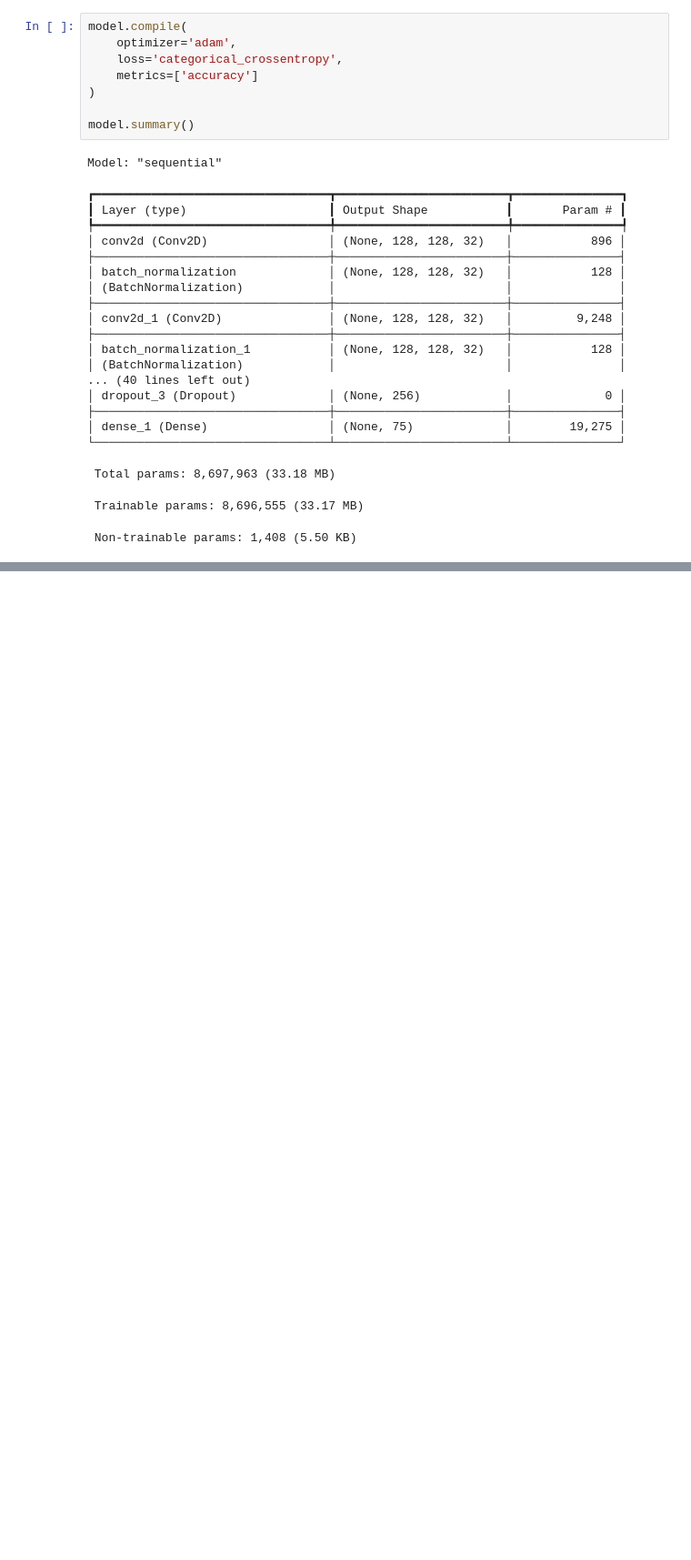
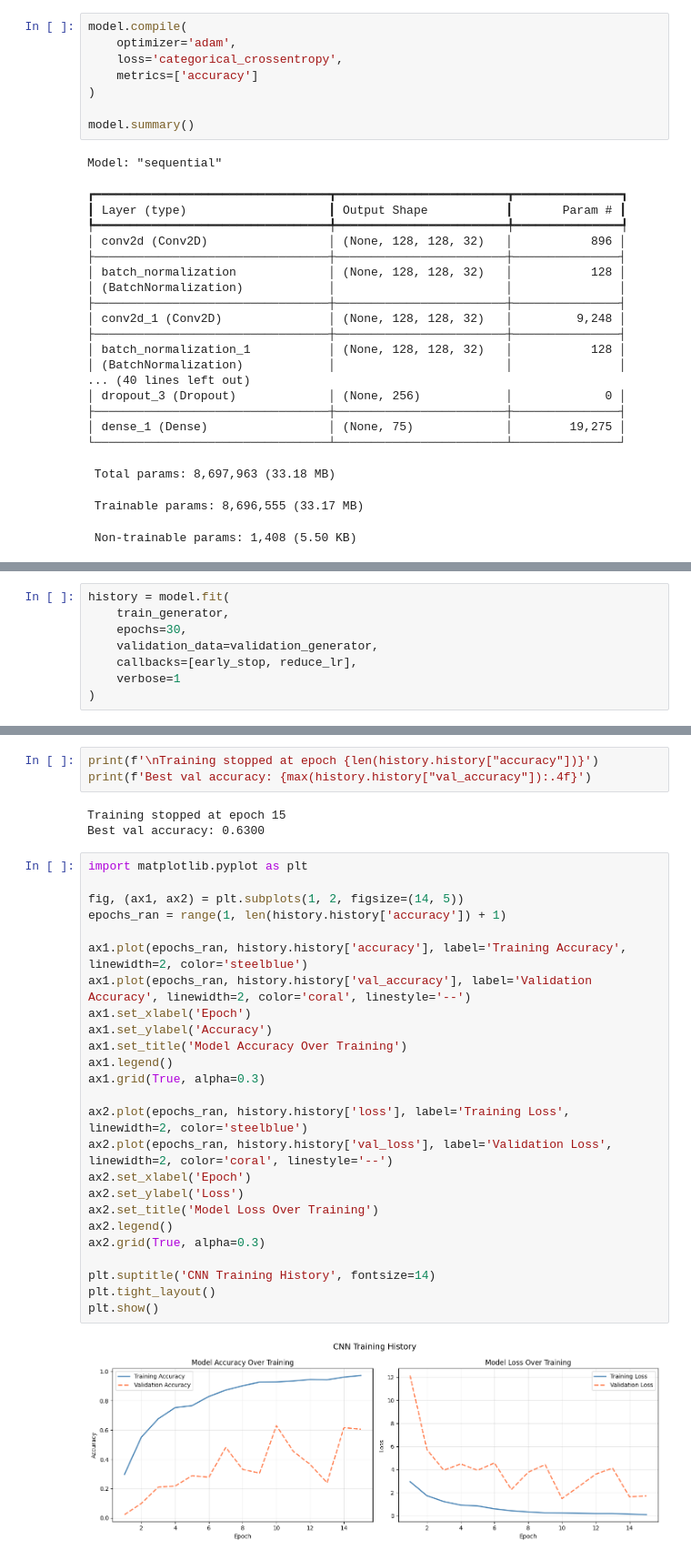
Before and after one commit to ChanikaKavindi/Identifying-Ayurvedic-Leaves-Classifier-, a Jupyter notebook: Implementation_01.ipynb, the cells around one changed output, grey strips where cells are left out. Shown at 91% size. Drawn from its saved outputs; the diff is of its cells as text; blank space fills up the shorter version.

Commit message:
Model Training

```diff
--- a/Implementation_01.ipynb
+++ b/Implementation_01.ipynb
@@ -439,0 +456,8 @@ Model: "sequential"
+# %%
+history = model.fit(
+    train_generator,
+    epochs=30,
+    validation_data=validation_generator,
+    callbacks=[early_stop, reduce_lr],
+    verbose=1
+)
@@ -439,0 +482,33 @@ Model: "sequential"
+# %%
+print(f'\nTraining stopped at epoch {len(history.history["accuracy"])}')
+print(f'Best val accuracy: {max(history.history["val_accuracy"]):.4f}')
+# %% [output]
+Training stopped at epoch 15
+Best val accuracy: 0.6300
+# %%
+import matplotlib.pyplot as plt
+
+fig, (ax1, ax2) = plt.subplots(1, 2, figsize=(14, 5))
+epochs_ran = range(1, len(history.history['accuracy']) + 1)
+
+ax1.plot(epochs_ran, history.history['accuracy'], label='Training Accuracy', linewidth=2, color='steelblue')
+ax1.plot(epochs_ran, history.history['val_accuracy'], label='Validation Accuracy', linewidth=2, color='coral', linestyle='--')
+ax1.set_xlabel('Epoch')
+ax1.set_ylabel('Accuracy')
+ax1.set_title('Model Accuracy Over Training')
+ax1.legend()
+ax1.grid(True, alpha=0.3)
+
+ax2.plot(epochs_ran, history.history['loss'], label='Training Loss', linewidth=2, color='steelblue')
+ax2.plot(epochs_ran, history.history['val_loss'], label='Validation Loss', linewidth=2, color='coral', linestyle='--')
+ax2.set_xlabel('Epoch')
+ax2.set_ylabel('Loss')
+ax2.set_title('Model Loss Over Training')
+ax2.legend()
+ax2.grid(True, alpha=0.3)
+
+plt.suptitle('CNN Training History', fontsize=14)
+plt.tight_layout()
+plt.show()
+# %% [output]
+[figure, added]
```
Also changed, not shown: parts of 2 cells of this notebook.
